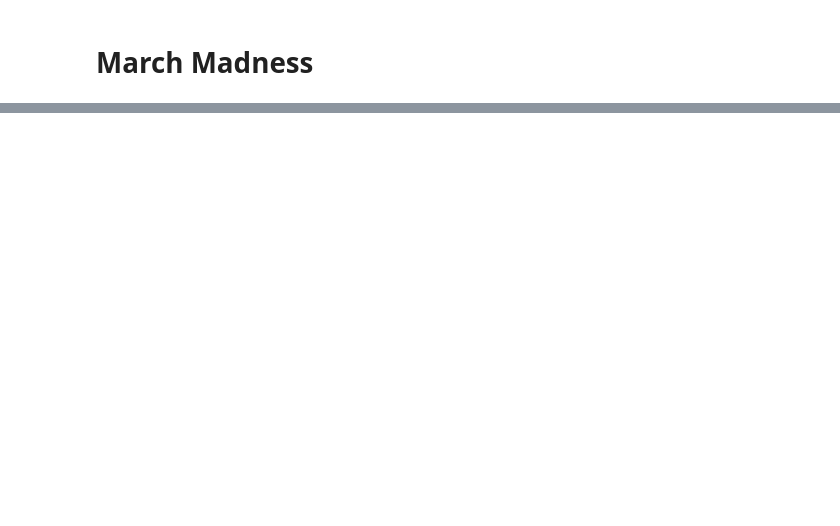
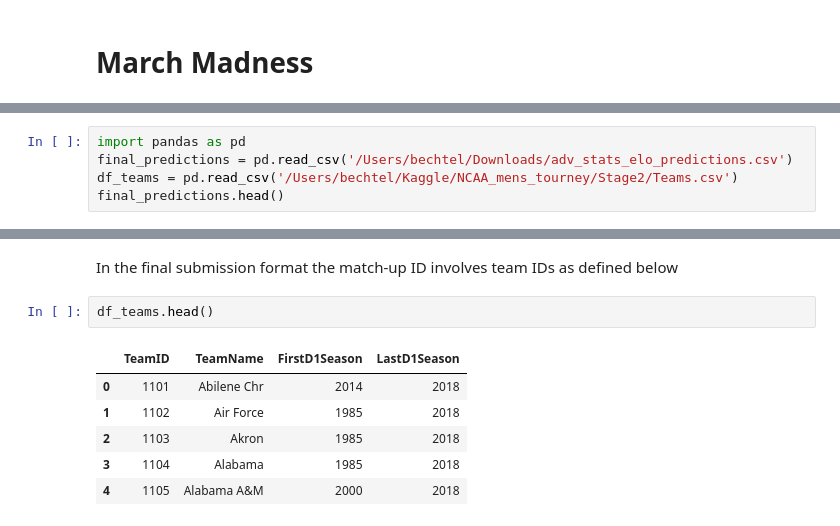
Before and after one commit to jbechtel/jbechtel.github.io, a Jupyter notebook: downloads/notebooks/NCAA_model.ipynb, the cells around one changed output, grey strips where cells are left out. Saved outputs shown, nothing was run; the diff lists cells and outputs as text; blank space fills up the shorter version.

```diff
--- a/downloads/notebooks/NCAA_model.ipynb
+++ b/downloads/notebooks/NCAA_model.ipynb
@@ -50,0 +23,5 @@ Now we have two components to our feature vector: (1) Season averaged advanced s
+# %%
+import pandas as pd
+final_predictions = pd.read_csv('/Users/bechtel/Downloads/adv_stats_elo_predictions.csv')
+df_teams = pd.read_csv('/Users/bechtel/Kaggle/NCAA_mens_tourney/Stage2/Teams.csv')
+final_predictions.head()
@@ -50,0 +35,11 @@ Now we have two components to our feature vector: (1) Season averaged advanced s
+# %% [markdown]
+In the final submission format the match-up ID involves team IDs as defined below
+# %%
+df_teams.head()
+# %% [output]
+|  | TeamID | TeamName | FirstD1Season | LastD1Season |
+| 0 | 1101 | Abilene Chr | 2014 | 2018 |
+| 1 | 1102 | Air Force | 1985 | 2018 |
+| 2 | 1103 | Akron | 1985 | 2018 |
+| 3 | 1104 | Alabama | 1985 | 2018 |
+| 4 | 1105 | Alabama A&M | 2000 | 2018 |
```
Also changed, not shown: parts of 25 cells of this notebook, 15 other files.
